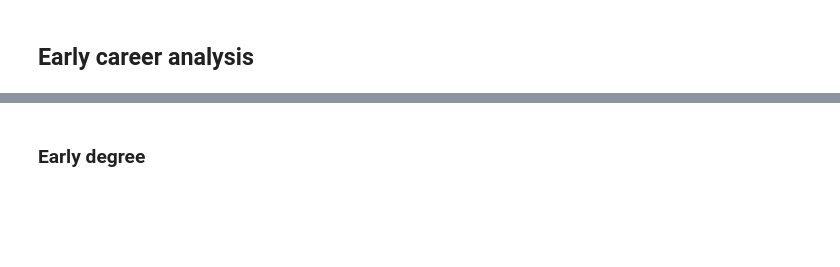
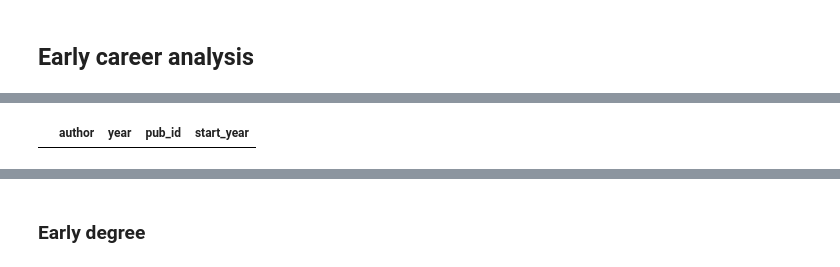
Before and after one commit to gesiscss/inequality, a Jupyter notebook: 0.Data Preprocessing.ipynb, the cells around one changed output, grey strips where cells are left out. Saved outputs shown, nothing was run; the diff lists cells and outputs as text; code cells hidden in the pictures; blank space fills up the shorter version.

```diff
--- a/0.Data Preprocessing.ipynb
+++ b/0.Data Preprocessing.ipynb
@@ -356,0 +334,4 @@ combined.shape
+# %%
+early_career_publications[early_career_publications.start_year.isna()]
+# %% [output]
+|  | author | year | pub_id | start_year |
```
Also changed, not shown: parts of 50 cells of this notebook.
